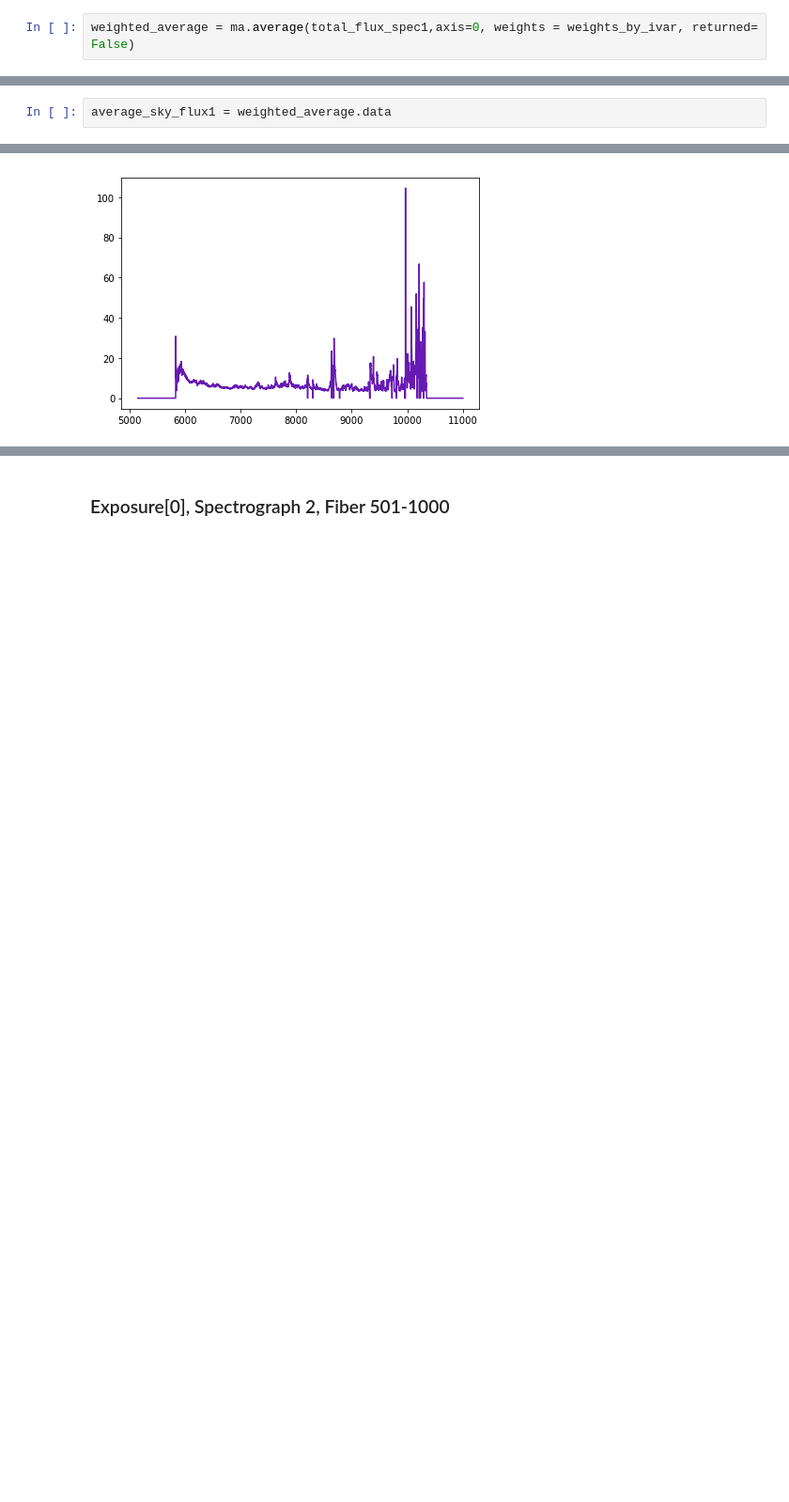
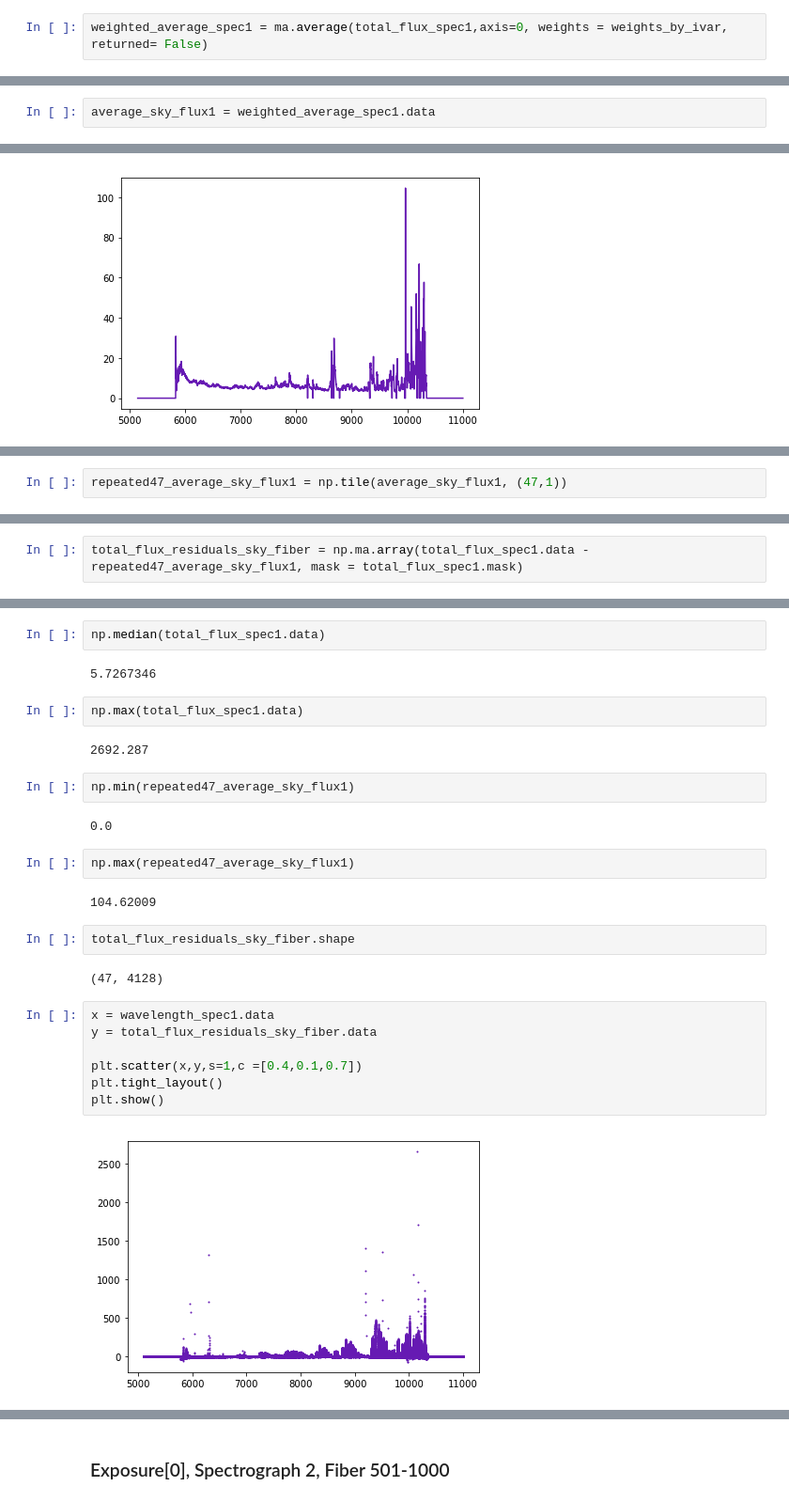
Before and after one commit to Kunjias/Sky_Subtraction, a Jupyter notebook: Plate_4042.ipynb, the cells around one changed output, grey strips where cells are left out. Shown at 94% size. Cells and saved outputs as stored; diff of their text form; blank space fills up the shorter version.

```diff
--- a/Plate_4042.ipynb
+++ b/Plate_4042.ipynb
@@ -529,5 +473,5 @@ plt.show()
 #### Weighted Average
 Average of total_flux of 47 sky fibers in spectrograph 1 weighted by inverse variance.
 # %%
-weighted_average = ma.average(total_flux_spec1,axis=0, weights = weights_by_ivar, returned= False)
+weighted_average_spec1 = ma.average(total_flux_spec1,axis=0, weights = weights_by_ivar, returned= False)
 # %%
@@ -535,7 +479,7 @@ type(weighted_average)
 # %% [output]
 numpy.ma.core.MaskedArray
 # %%
-average_sky_flux1 = weighted_average.data
+average_sky_flux1 = weighted_average_spec1.data
 # %% [markdown]
 Wavelegnth from the first sky fiber (fiber no.14) is taken as the standard wavelength scale to plot the total_flux here.
 # %%
@@ -548,0 +619,2 @@ plt.show()
+# %%
+repeated47_average_sky_flux1 = np.tile(average_sky_flux1, (47,1))
@@ -548,0 +625,2 @@ plt.show()
+# %%
+total_flux_residuals_sky_fiber = np.ma.array(total_flux_spec1.data - repeated47_average_sky_flux1, mask = total_flux_spec1.mask)
@@ -548,0 +647,29 @@ plt.show()
+# %%
+np.median(total_flux_spec1.data)
+# %% [output]
+5.7267346
+# %%
+np.max(total_flux_spec1.data)
+# %% [output]
+2692.287
+# %%
+np.min(repeated47_average_sky_flux1)
+# %% [output]
+0.0
+# %%
+np.max(repeated47_average_sky_flux1)
+# %% [output]
+104.62009
+# %%
+total_flux_residuals_sky_fiber.shape
+# %% [output]
+(47, 4128)
+# %%
+x = wavelength_spec1.data
+y = total_flux_residuals_sky_fiber.data
+
+plt.scatter(x,y,s=1,c =[0.4,0.1,0.7])
+plt.tight_layout()
+plt.show()
+# %% [output]
+[figure, added]
```
Also changed, not shown: parts of 118 cells of this notebook.
